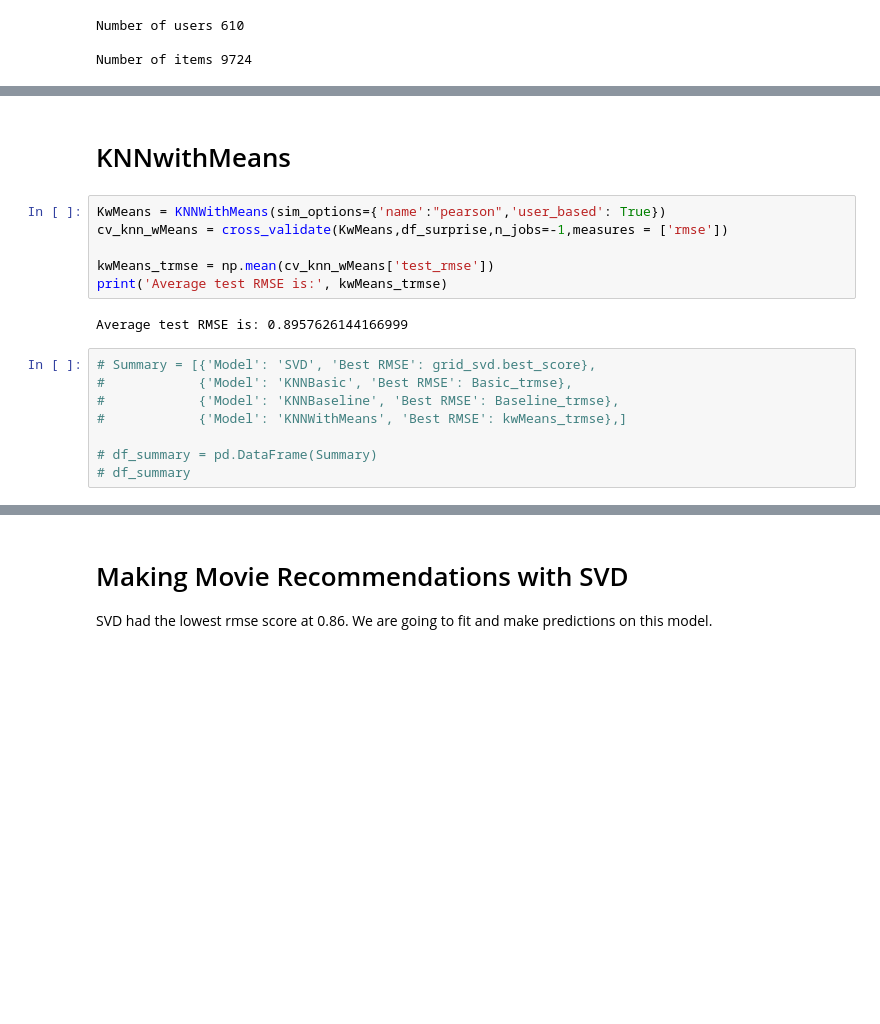
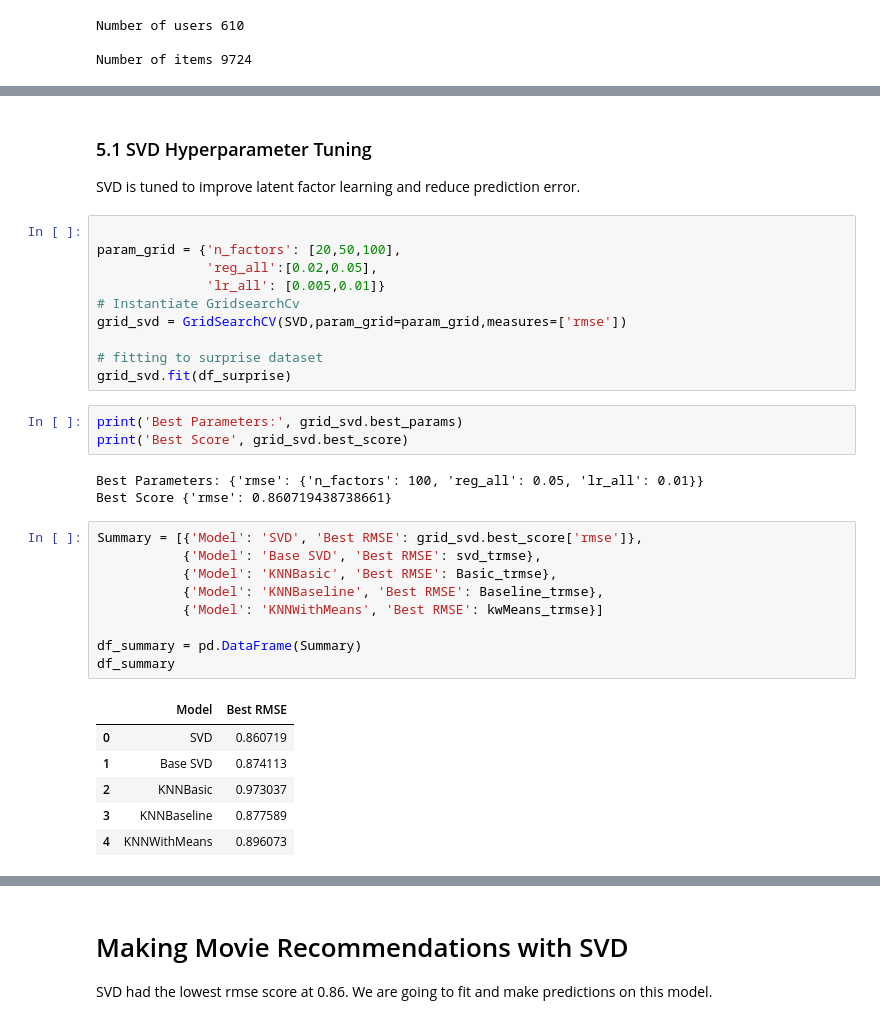
Before and after one commit to MrDenzy/Phase-4-Project---Movie-Recommendation-System, a Jupyter notebook: notebook/vkones.ipynb, the cells around one changed output, grey strips where cells are left out. Drawn from its saved outputs; the diff is of its cells as text; blank space fills up the shorter version.

```diff
--- a/notebook/vkones.ipynb
+++ b/notebook/vkones.ipynb
@@ -369,18 +400,36 @@ Average test RMSE is: 0.8772424660880693
-# %% [markdown]
-# KNNwithMeans
-# %%
-KwMeans = KNNWithMeans(sim_options={'name':"pearson",'user_based': True})
-cv_knn_wMeans = cross_validate(KwMeans,df_surprise,n_jobs=-1,measures = ['rmse'])
-
-kwMeans_trmse = np.mean(cv_knn_wMeans['test_rmse'])
-print('Average test RMSE is:', kwMeans_trmse)
-# %% [output]
-Average test RMSE is: 0.8957626144166999
+# %% [markdown]
+### 5.1 SVD Hyperparameter Tuning
+
+SVD is tuned to improve latent factor learning and reduce prediction error.
+# %%
+
+param_grid = {'n_factors': [20,50,100],
+              'reg_all':[0.02,0.05],
+              'lr_all': [0.005,0.01]}
+# Instantiate GridsearchCv
+grid_svd = GridSearchCV(SVD,param_grid=param_grid,measures=['rmse'])
+
+# fitting to surprise dataset
+grid_svd.fit(df_surprise)
+# %%
+print('Best Parameters:', grid_svd.best_params)
+print('Best Score', grid_svd.best_score)
+# %% [output]
+Best Parameters: {'rmse': {'n_factors': 100, 'reg_all': 0.05, 'lr_all': 0.01}}
+Best Score {'rmse': 0.860719438738661}
 # %%
-# Summary = [{'Model': 'SVD', 'Best RMSE': grid_svd.best_score},
-#            {'Model': 'KNNBasic', 'Best RMSE': Basic_trmse},
-#            {'Model': 'KNNBaseline', 'Best RMSE': Baseline_trmse},
-#            {'Model': 'KNNWithMeans', 'Best RMSE': kwMeans_trmse},]
+Summary = [{'Model': 'SVD', 'Best RMSE': grid_svd.best_score['rmse']},
+           {'Model': 'Base SVD', 'Best RMSE': svd_trmse},
+           {'Model': 'KNNBasic', 'Best RMSE': Basic_trmse},
+           {'Model': 'KNNBaseline', 'Best RMSE': Baseline_trmse},
+           {'Model': 'KNNWithMeans', 'Best RMSE': kwMeans_trmse}]
 
-# df_summary = pd.DataFrame(Summary)
-# df_summary
+df_summary = pd.DataFrame(Summary)
+df_summary
+# %% [output]
+|  | Model | Best RMSE |
+| 0 | SVD | 0.860719 |
+| 1 | Base SVD | 0.874113 |
+| 2 | KNNBasic | 0.973037 |
+| 3 | KNNBaseline | 0.877589 |
+| 4 | KNNWithMeans | 0.896073 |
```
Also changed, not shown: parts of 36 cells of this notebook.
